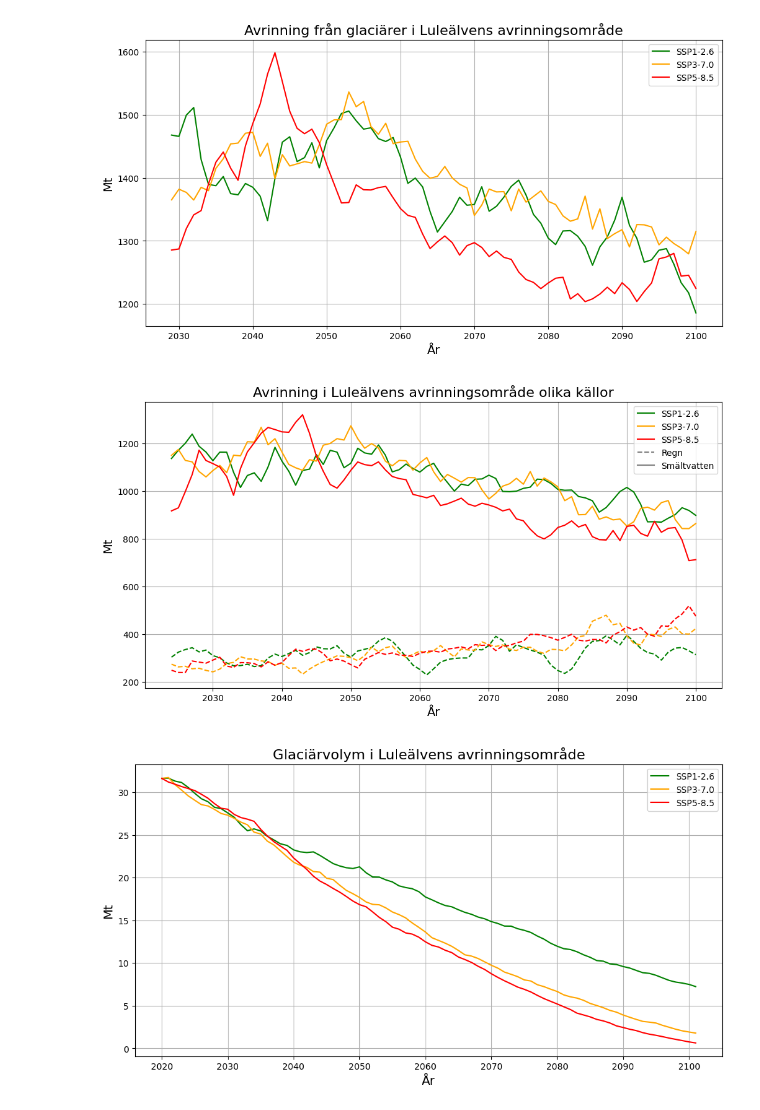
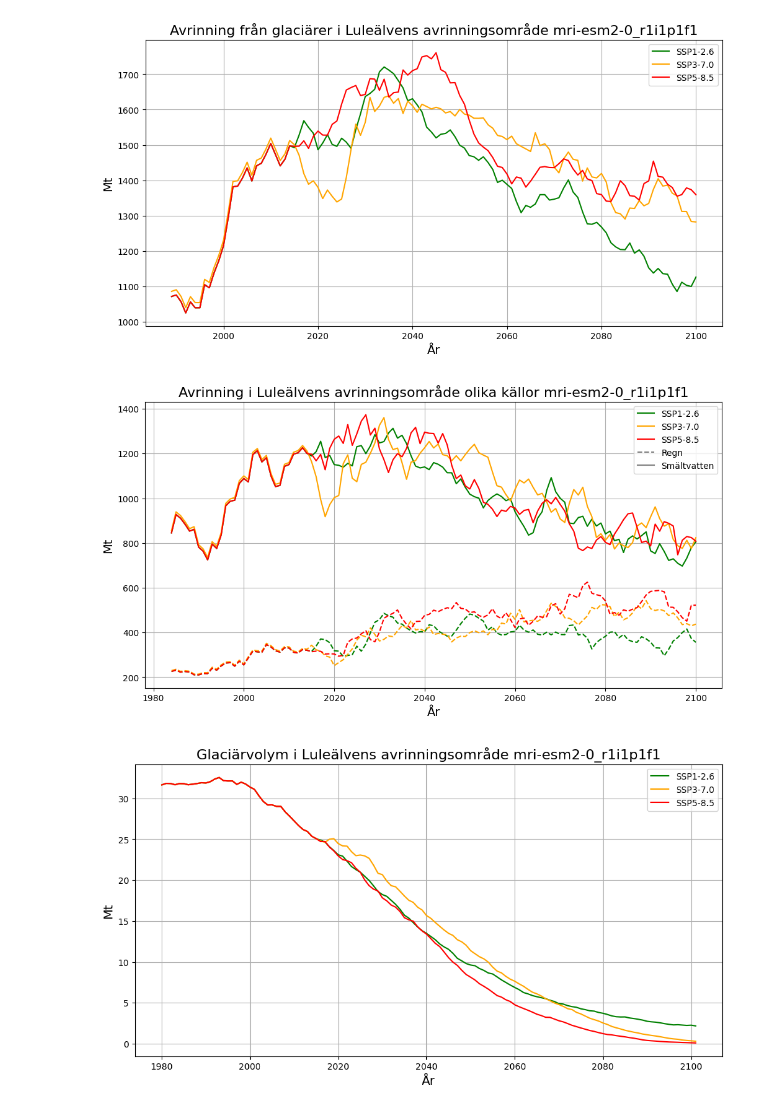
Before and after one commit to ostronet/SEE110_glaciar, a Jupyter notebook: Datahantering.ipynb, the cells around one changed output. Drawn from its saved outputs; the diff is of its cells as text; code cells hidden in the pictures.

```diff
--- a/Datahantering.ipynb
+++ b/Datahantering.ipynb
@@ -2,9 +2,10 @@
 import xarray as xr
 import matplotlib.pyplot as plt
 # %%
-data_ssp126 = xr.open_dataset("/home/ostronet/kurser/see110/sim_outputs/output_ssp126.nc",engine="netcdf4")
-data_ssp370 = xr.open_dataset("/home/ostronet/kurser/see110/sim_outputs/output_ssp370.nc",engine="netcdf4")
-data_ssp585 = xr.open_dataset("/home/ostronet/kurser/see110/sim_outputs/output_ssp585.nc",engine="netcdf4")
+member = "mri-esm2-0_r1i1p1f1"
+data_ssp126 = xr.open_dataset(f"/home/ostronet/kurser/see110/sim_outputs/output_ssp126_{member}",engine="netcdf4")
+data_ssp370 = xr.open_dataset(f"/home/ostronet/kurser/see110/sim_outputs/output_ssp370_{member}",engine="netcdf4")
+data_ssp585 = xr.open_dataset(f"/home/ostronet/kurser/see110/sim_outputs/output_ssp585_{member}",engine="netcdf4")
 # %%
 fnsize_title = 16
 fnsize_label = 14
@@ -27,12 +28,12 @@ total_runoff_ssp126.plot(ax=ax, color="g",label="SSP1-2.6")
 total_runoff_ssp370.plot(ax=ax,color="orange",label="SSP3-7.0")
 total_runoff_ssp585.plot(ax=ax,color="r",label="SSP5-8.5")
 
-plt.title("Avrinning från glaciärer i Luleälvens avrinningsområde",fontsize=fnsize_title); plt.ylabel("Mt",fontsize=fnsize_label); plt.xlabel("År",fontsize=fnsize_label)
+plt.title(f"Avrinning från glaciärer i Luleälvens avrinningsområde {member}",fontsize=fnsize_title); plt.ylabel("Mt",fontsize=fnsize_label); plt.xlabel("År",fontsize=fnsize_label)
 plt.legend(); plt.grid()
-plt.savefig("total_avrinning_alla_scenarion")
+plt.savefig(f"total_avrinning_alla_scenarion_{member}")
 plt.show()
 # %% [output]
-[figure, old version]
+[figure, new version]
 # %%
 runoff_regn_ssp585 = 1e-9*(data_ssp585["liq_prcp_off_glacier"].sum(dim="rgi_id") + data_ssp585["liq_prcp_on_glacier"].sum(dim="rgi_id"))
 runoff_melt_ssp585 = 1e-9*(data_ssp585["melt_off_glacier"].sum(dim="rgi_id") + data_ssp585["melt_on_glacier"].sum(dim="rgi_id"))
@@ -42,36 +43,36 @@ runoff_melt_ssp370 = 1e-9*(data_ssp370["melt_off_glacier"].sum(dim="rgi_id") + d
 
 runoff_regn_ssp126 = 1e-9*(data_ssp126["liq_prcp_off_glacier"].sum(dim="rgi_id") + data_ssp126["liq_prcp_on_glacier"].sum(dim="rgi_id"))
 runoff_melt_ssp126 = 1e-9*(data_ssp126["melt_off_glacier"].sum(dim="rgi_id") + data_ssp126["melt_on_glacier"].sum(dim="rgi_id"))
 
 runoff_melt_ssp126 = runoff_melt_ssp126[:-1].rolling(time=5).mean()
 runoff_regn_ssp126 = runoff_regn_ssp126[:-1].rolling(time=5).mean()
 
 runoff_melt_ssp370 = runoff_melt_ssp370[:-1].rolling(time=5).mean()
 runoff_regn_ssp370 = runoff_regn_ssp370[:-1].rolling(time=5).mean()
 
 runoff_melt_ssp585 = runoff_melt_ssp585[:-1].rolling(time=5).mean()
 runoff_regn_ssp585 = runoff_regn_ssp585[:-1].rolling(time=5).mean()
 
 
 fig, ax = plt.subplots(figsize=(12,6))
 runoff_regn_ssp126.plot(ax=ax, color="g",linestyle="--",label=None)
 runoff_melt_ssp126.plot(ax=ax, label= "SSP1-2.6", color = "g")
 
 runoff_regn_ssp370.plot(ax=ax, color="orange",linestyle="--")
 runoff_melt_ssp370.plot(ax=ax, label= "SSP3-7.0", color="orange")
 
 runoff_regn_ssp585.plot(ax=ax,color="r",linestyle="--")
 runoff_melt_ssp585.plot(ax=ax, label= "SSP5-8.5",color="r")
 
 plt.plot([],[], color= "gray", linestyle = "--", label="Regn")
 plt.plot([],[], color= "gray", label="Smältvatten")
 
 
-plt.legend(); plt.grid(); plt.title("Avrinning i Luleälvens avrinningsområde olika källor",fontsize=fnsize_title); plt.ylabel("Mt",fontsize=fnsize_label); plt.xlabel("År",fontsize=fnsize_label)
-plt.savefig("Jämförelse regn och smält")
+plt.legend(); plt.grid(); plt.title(f"Avrinning i Luleälvens avrinningsområde olika källor {member}",fontsize=fnsize_title); plt.ylabel("Mt",fontsize=fnsize_label); plt.xlabel("År",fontsize=fnsize_label)
+plt.savefig(f"Jämförelse regn och smält {member}")
 plt.show()
 # %% [output]
-[figure, old version]
+[figure, new version]
 # %%
 volume_ssp126 =1e-9 * data_ssp126["volume"].sum(dim="rgi_id")
 volume_ssp370 = 1e-9 *data_ssp370["volume"].sum(dim="rgi_id")
@@ -82,8 +83,8 @@ volume_ssp126.plot(ax=ax, color= "g", label="SSP1-2.6")
 volume_ssp370.plot(ax=ax, color= "orange", label="SSP3-7.0")
 volume_ssp585.plot(ax=ax, color= "r", label="SSP5-8.5")
 
-plt.legend(); plt.grid(); plt.title("Glaciärvolym i Luleälvens avrinningsområde",fontsize=fnsize_title); plt.ylabel("Mt",fontsize=fnsize_label); plt.xlabel("År",fontsize=fnsize_label)
-plt.savefig("volymplot")
+plt.legend(); plt.grid(); plt.title(f"Glaciärvolym i Luleälvens avrinningsområde {member}",fontsize=fnsize_title); plt.ylabel("Mt",fontsize=fnsize_label); plt.xlabel("År",fontsize=fnsize_label)
+plt.savefig(f"volymplot {member}")
 plt.show()
 # %% [output]
-[figure, old version]
+[figure, new version]
```
Also changed, not shown: 22 other files.
